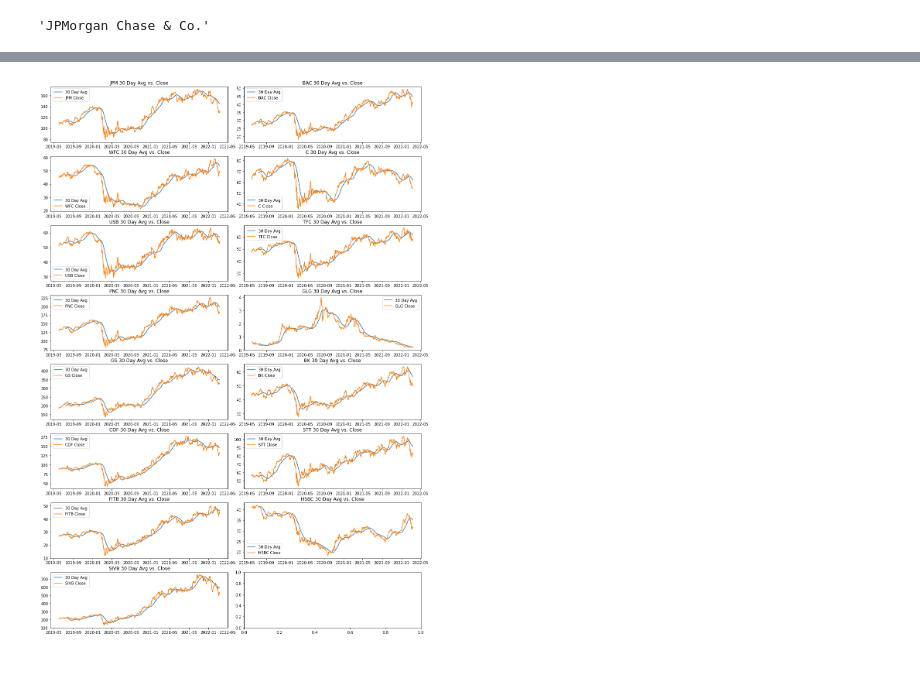
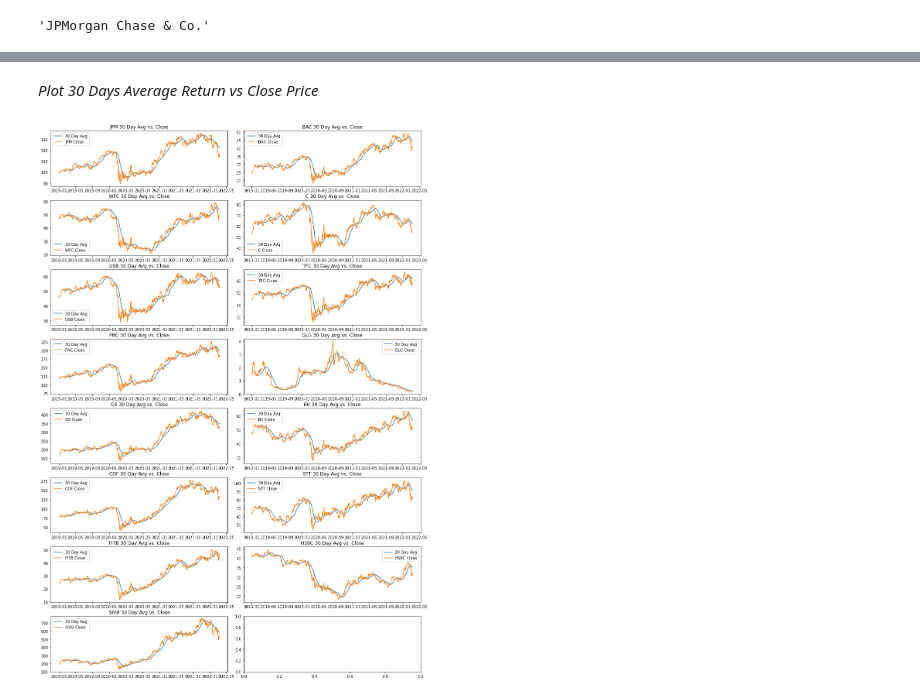
Before and after one commit to ahnngo/COVID-vs-Stock, a Jupyter notebook: COVID vs Top 15 US Banks.ipynb, the cells around one changed output, grey strips where cells are left out. Cells and saved outputs as stored; diff of their text form; code cells hidden in the pictures; blank space fills up the shorter version.

```diff
--- a/COVID vs Top 15 US Banks.ipynb
+++ b/COVID vs Top 15 US Banks.ipynb
@@ -45,7 +47,7 @@ bank_data[0].style.hide_index()
 | 14 | HSBC | HSBC | $199.61 billion | 14.000000 |
 | 15 | Silicon Valley Bank | SIVB | $188.33 billion | nan |
 # %%
-start = datetime.datetime(2019, 6, 1)
+start = datetime.datetime(2019, 1, 1)
 end = datetime.datetime(2022, 3, 14)
 # %%
 df = data.DataReader(tickers,'yahoo', start, end)
@@ -136,6 +144,6 @@ returns = pd.DataFrame()
 # %%
-for tick in tickers:
-    returns[tick +' return'] = bank_stocks[tick]['Close'].pct_change()
+for ticker in tickers:
+    returns[ticker +' return'] = bank_stocks[ticker]['Close'].pct_change()
 # %%
 returns.head()
 # %% [output]
@@ -188,7 +198,7 @@ bank_data[0][bank_data[0]['Ticker'] == 'JPM']['Bank name'][0]
 # %%
 fig,axes = plt.subplots(nrows = 5, ncols = 3, figsize=(14,8))
 plt.tight_layout(h_pad=1.5)
-for tick, ax in zip(tickers, axes.flatten()):
-    ax.hist(returns[tick +' return'], bins=100)
-    ax.set_title(tick +' return')
+for ticker, ax in zip(tickers, axes.flatten()):
+    ax.hist(returns[ticker +' return'], bins=100)
+    ax.set_title(ticker +' return')
 # %% [output]
@@ -217,14 +228,15 @@ bank_stocks.xs(key='Close',axis=1,level='Stock Info').iplot()
+# %% [markdown]
+*Plot 30 Days Average Return vs Close Price*
 # %%
 fig,axes = plt.subplots(nrows = 8, ncols = 2, figsize=(14,20))
 plt.tight_layout(h_pad=1.5)
-for tick, ax in zip(tickers, axes.flatten()):
-    #ax = df['BAC','Close'].loc['2008-01-01':'2008-12-31'].plot(label='BAC Close')
-    ax.plot(bank_stocks[tick, 'Close'].rolling(window=30).mean(), label='30 Day Avg')
-    ax.plot(bank_stocks[tick, 'Close'], label=tick+' Close')
-    ax.set_title(tick +' 30 Day Avg vs. Close')
+for ticker, ax in zip(tickers, axes.flatten()):
+    ax.plot(bank_stocks[ticker, 'Close'].rolling(window=30).mean(), label='30 Day Avg')
+    ax.plot(bank_stocks[ticker, 'Close'], label=ticker+' Close')
+    ax.set_title(ticker +' 30 Day Avg vs. Close')
     ax.legend()
 # %% [output]
-[figure, old version]
+[figure, new version]
 # %%
 bank_stocks_corr = bank_stocks.xs(key='Close',axis=1,level='Stock Info').corr()
 # %%
```
Also changed, not shown: parts of 31 cells of this notebook.
